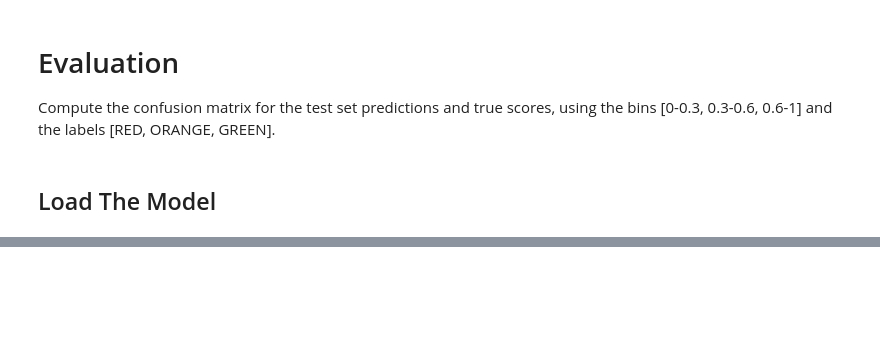
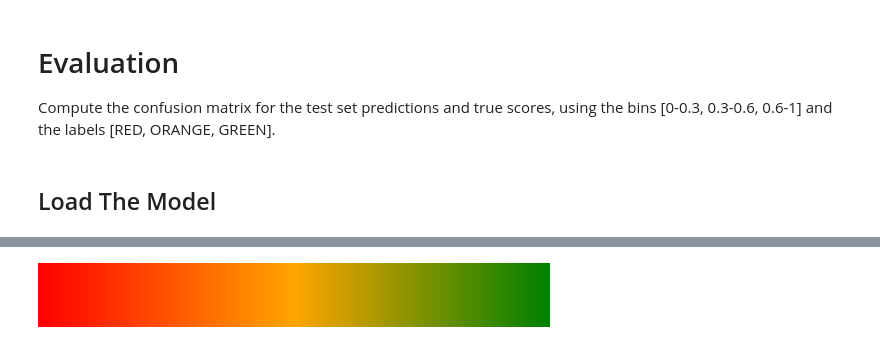
Before and after one commit to HITProjects/PixelQuality, a Jupyter notebook: Samsung/notebooks/training.ipynb, the cells around one changed output, grey strips where cells are left out. Drawn from its saved outputs; the diff is of its cells as text; code cells hidden in the pictures; blank space fills up the shorter version.

```diff
--- a/Samsung/notebooks/training.ipynb
+++ b/Samsung/notebooks/training.ipynb
@@ -678,0 +881,12 @@ Per-Class Metrics:
+# %%
+from matplotlib.colors import LinearSegmentedColormap
+
+# Define colors and corresponding positions
+colors = ["red", "orange", "green"]
+positions = [0.0, 0.5, 1.0]
+
+# Create colormap
+mycmap = LinearSegmentedColormap.from_list("red_orange_green", list(zip(positions, colors)), N=256)
+mycmap
+# %% [output]
+[figure, added]
```
Also changed, not shown: parts of 55 cells of this notebook.
